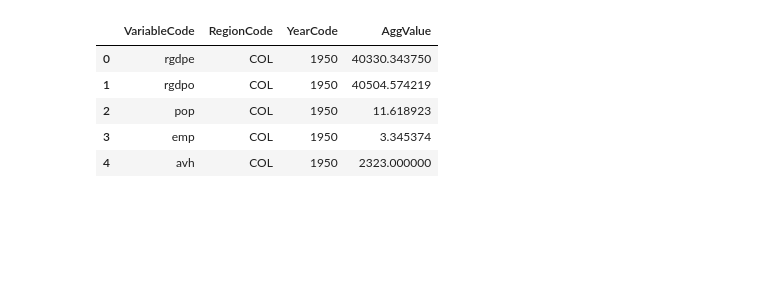
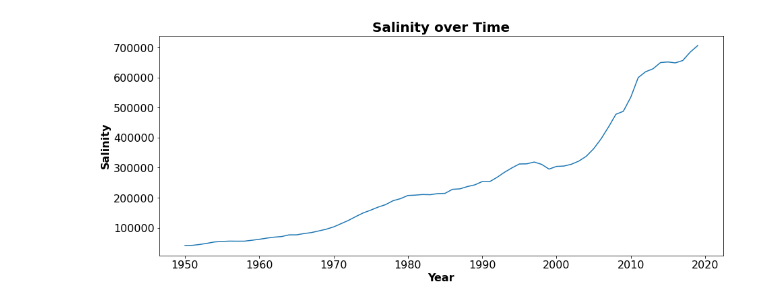
Before and after one commit to CreamBBQ/Solow_model, a Jupyter notebook: practice/main_practice.ipynb, the cells around one changed output. Cells and saved outputs as stored; diff of their text form; code cells hidden in the pictures; blank space fills up the shorter version.

```diff
--- a/practice/main_practice.ipynb
+++ b/practice/main_practice.ipynb
@@ -4,10 +6,12 @@ import numpy as np
-# %%
-df = pd.read_csv('eu_col.csv')
-df.head()
-# %% [output]
-|  | VariableCode | RegionCode | YearCode | AggValue |
-| 0 | rgdpe | COL | 1950 | 40330.343750 |
-| 1 | rgdpo | COL | 1950 | 40504.574219 |
-| 2 | pop | COL | 1950 | 11.618923 |
-| 3 | emp | COL | 1950 | 3.345374 |
-| 4 | avh | COL | 1950 | 2323.000000 |
+# %%
+eu = pd.read_csv('eu.csv')
+col = pd.read_csv('col.csv')
+# %%
+Y = col[col.VariableCode == 'cgdpo'][['YearCode','AggValue']].rename(columns={'AggValue': 'Y'}).set_index('YearCode')
+N = col[col.VariableCode == 'pop'][['YearCode','AggValue']].rename(columns={'AggValue': 'N'}).set_index('YearCode')
+K = col[col.VariableCode == 'cn'][['YearCode','AggValue']].rename(columns={'AggValue': 'K'}).set_index('YearCode')
+L = col[col.VariableCode == 'emp'][['YearCode','AggValue']].rename(columns={'AggValue': 'L'}).set_index('YearCode')
+prod = col[col.VariableCode == 'ctfp'][['YearCode','AggValue']].rename(columns={'AggValue': 'prod'}).set_index('YearCode')
+df_col = pd.concat([Y,N,K,L,prod], axis = 1)
+df_col['year'] = range(1950, 2020)
+df_col.to_csv(r'clear_col.csv', index=False)
@@ -13,0 +26,10 @@ df.head()
+# %%
+fig, ax = plt.subplots(figsize=(15, 6))
+sns.lineplot(df_col.index.values, df_col['Y'])
+ax.set_title('Salinity over Time', fontsize = 20, loc='center', fontdict=dict(weight='bold'))
+ax.set_xlabel('Year', fontsize = 16, fontdict=dict(weight='bold'))
+ax.set_ylabel('Salinity', fontsize = 16, fontdict=dict(weight='bold'))
+plt.tick_params(axis='y', which='major', labelsize=16)
+plt.tick_params(axis='x', which='major', labelsize=16)
+# %% [output]
+[figure, added]
```
Also changed, not shown: parts of 2 cells of this notebook, 5 other files.
